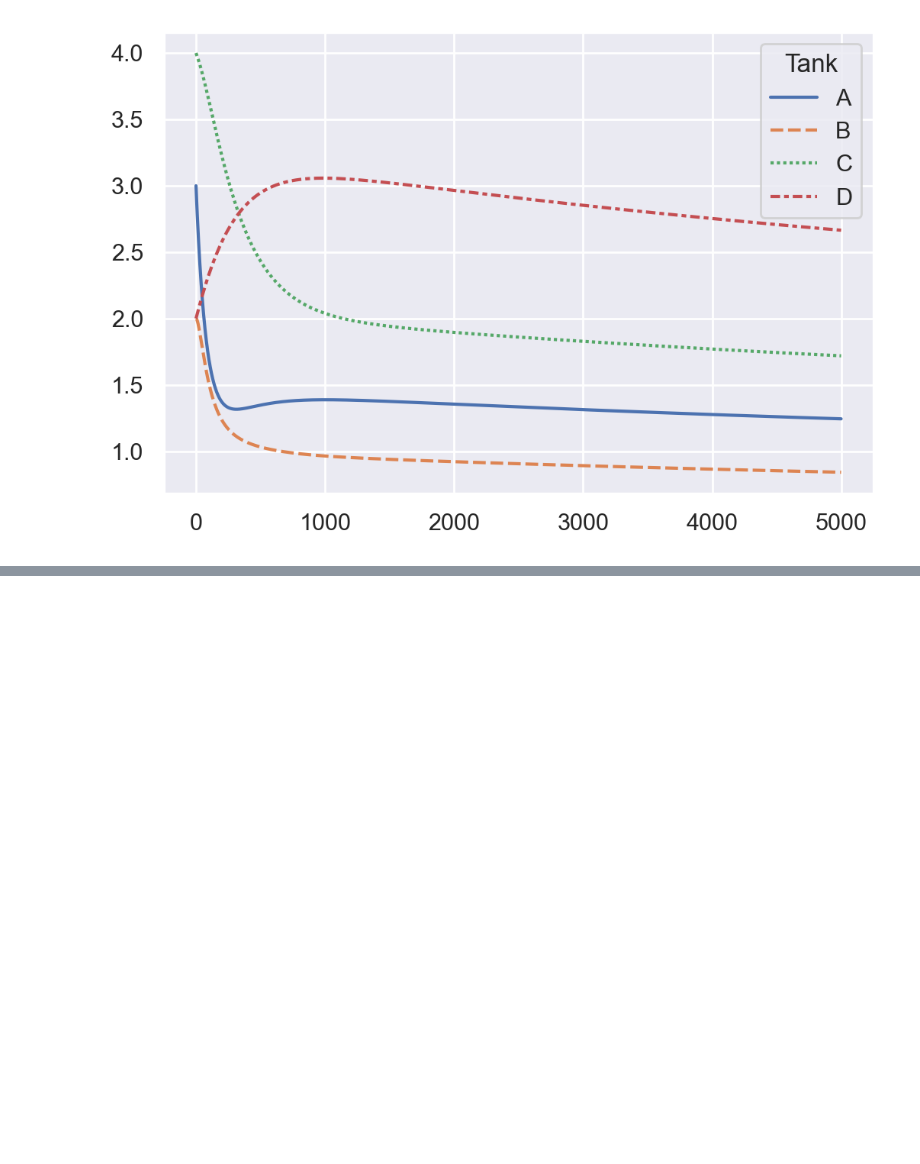
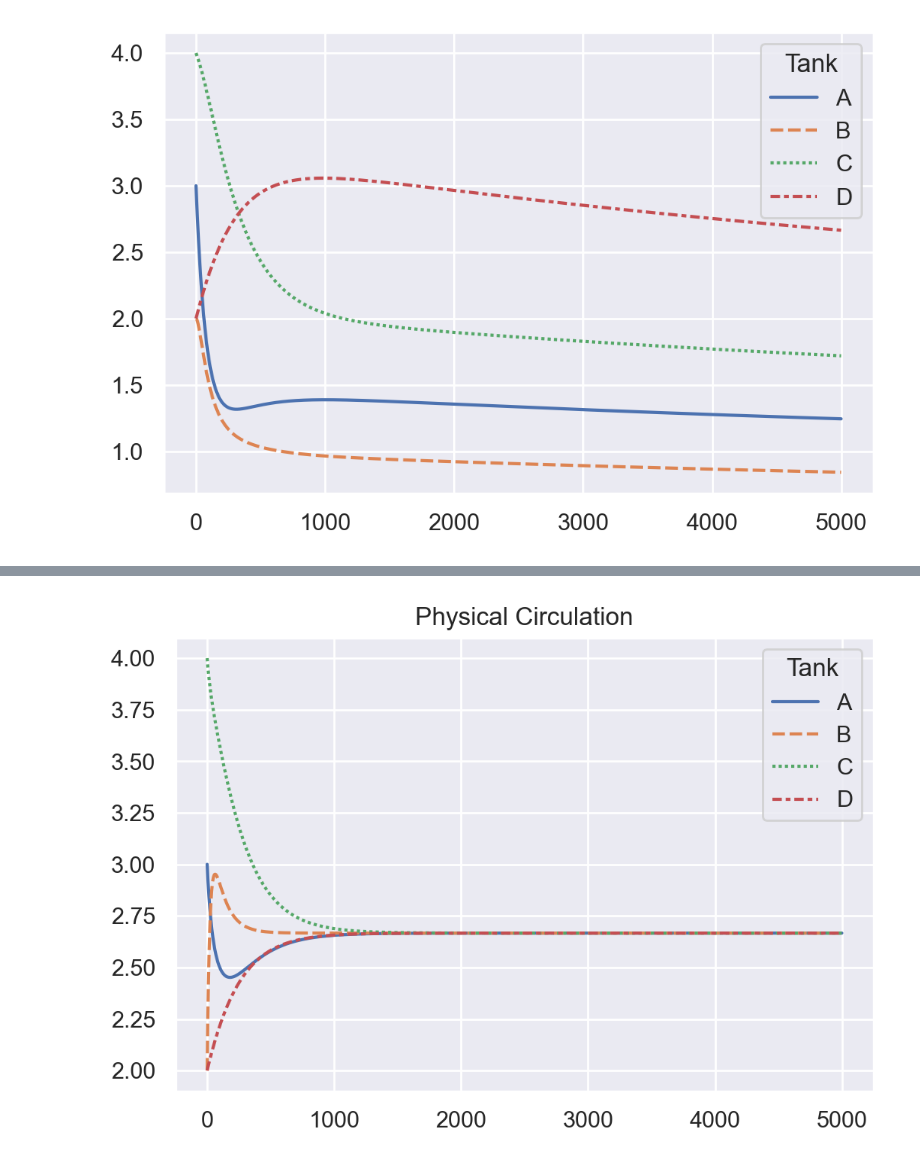
Before and after one commit to hernypeterson/nutrient-model, a Jupyter notebook: nutrient-model.ipynb, the cells around one changed output, grey strips where cells are left out. Drawn from its saved outputs; the diff is of its cells as text; code cells hidden in the pictures; blank space fills up the shorter version.

```diff
--- a/nutrient-model.ipynb
+++ b/nutrient-model.ipynb
@@ -380,0 +388,5 @@ legend()
+# %%
+sns.lineplot(data=sol_phys_exact).set(title="Physical Circulation")
+legend()
+# %% [output]
+[figure, added]
```
Also changed, not shown: parts of 5 cells of this notebook.
